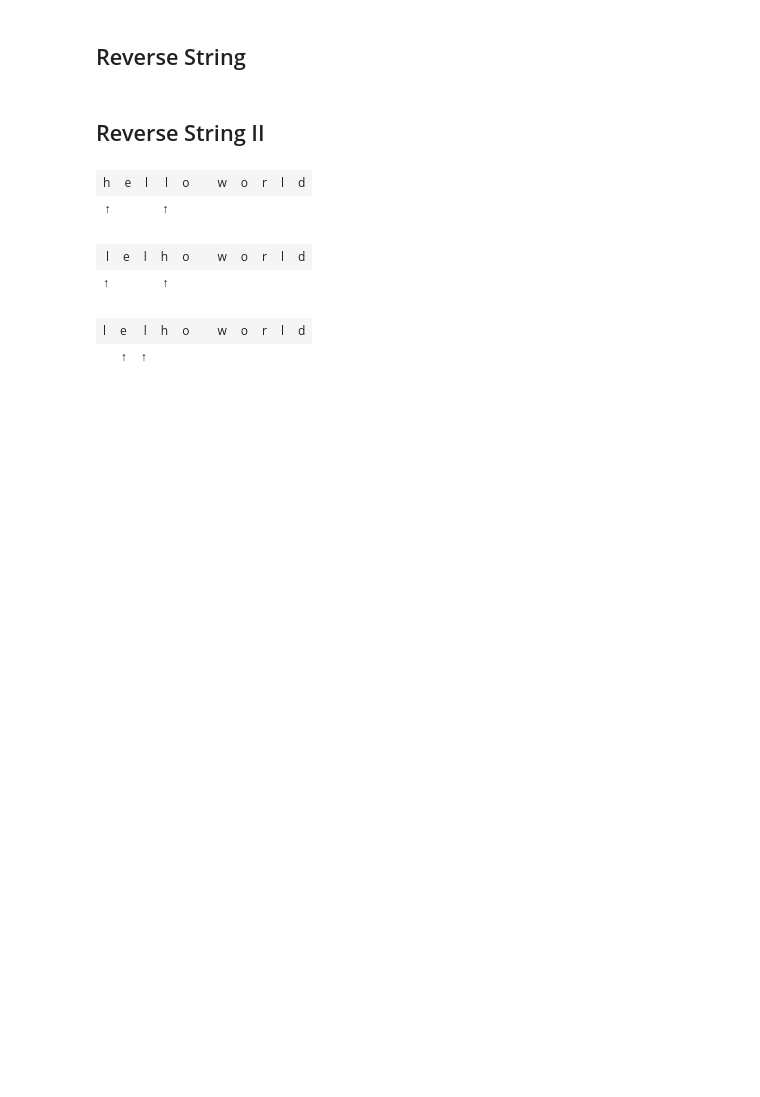
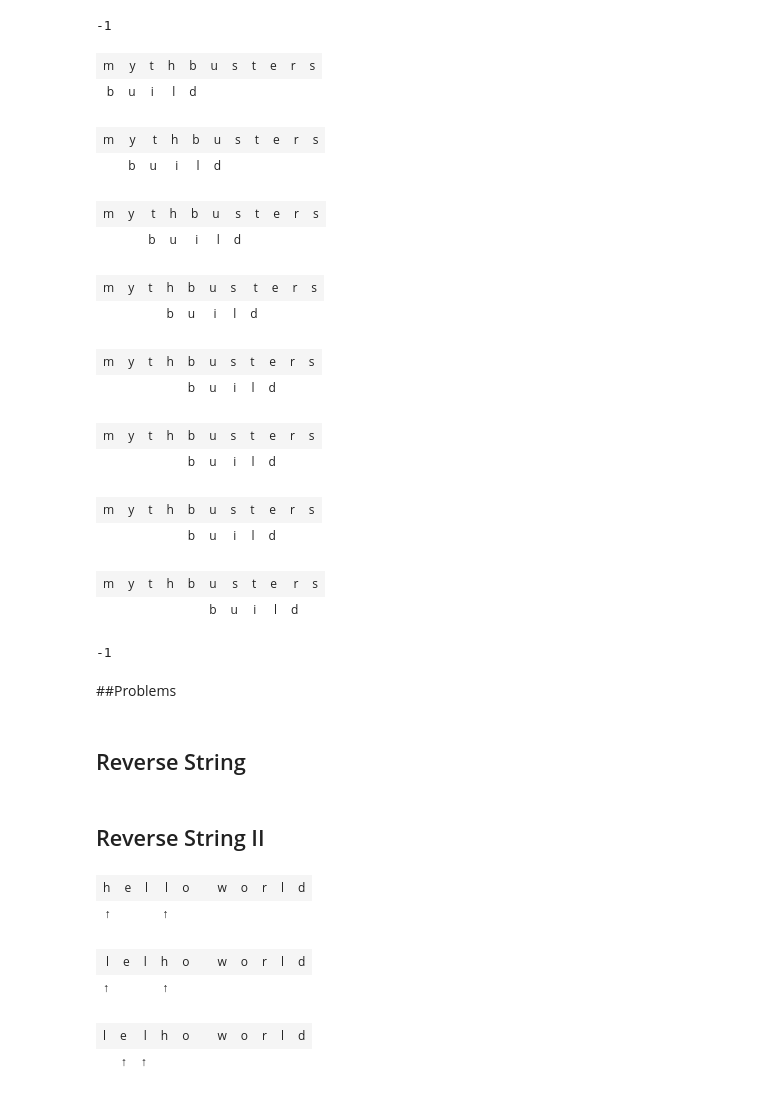
Before and after one commit to fbeilstein/algorithms, a Jupyter notebook: strings.ipynb, the cells around one changed output. Saved outputs shown, nothing was run; the diff lists cells and outputs as text; code cells hidden in the pictures; blank space fills up the shorter version.

```diff
--- a/strings.ipynb
+++ b/strings.ipynb
@@ -56,3 +95,55 @@ def visualize_array(array, colors, txt_colors, borders):
+# %%
+text = "aaaaaa"
+pattern = "ax"
+
+def brute_match(text, pattern):
+  for t_idx in range(len(text) - len(pattern)):
+    for p_idx in range(len(pattern)):
+      if pattern[p_idx] != text[t_idx+p_idx]: break;
+    else:
+      return t_idx
+  return -1
+
+print(brute_match(text, pattern))
+# %% [output]
+-1
+# %%
+text = "mythbusters"
+pattern = "build"
+
+
+def brute_match_draw(text, pattern):
+  for t_idx in range(len(text) - len(pattern)):
+    for p_idx in range(len(pattern)):
+      arr = [list(text), [""]*t_idx + list(pattern) + [""]*(len(pattern) - t_idx)]
+      cols = [["#ffffff"]*len(text)]*2
+      tcols = [["#000000"]*len(text)]*2
+      cols[1][t_idx+p_idx] = "#ff0000" if pattern[p_idx] != text[t_idx+p_idx] else "#00ff00"
+      visualize_array(arr, cols, tcols, [True, True])
+      if pattern[p_idx] != text[t_idx+p_idx]: break;
+    else:
+      return t_idx
+  return -1
+# %% [output]
+| m | y | t | h | b | u | s | t | e | r | s |
+| b | u | i | l | d |  |  |  |  |  |
+| m | y | t | h | b | u | s | t | e | r | s |
+|  | b | u | i | l | d |  |  |  |  |
+| m | y | t | h | b | u | s | t | e | r | s |
+|  |  | b | u | i | l | d |  |  |  |
+| m | y | t | h | b | u | s | t | e | r | s |
+|  |  |  | b | u | i | l | d |  |  |
+| m | y | t | h | b | u | s | t | e | r | s |
+|  |  |  |  | b | u | i | l | d |  |
+| m | y | t | h | b | u | s | t | e | r | s |
+|  |  |  |  | b | u | i | l | d |  |
+| m | y | t | h | b | u | s | t | e | r | s |
+|  |  |  |  | b | u | i | l | d |  |
+| m | y | t | h | b | u | s | t | e | r | s |
+|  |  |  |  |  | b | u | i | l | d |
+-1
+# %% [markdown]
+##Problems
 # %% [markdown]
 ## Reverse String
 # %%
```
Also changed, not shown: parts of 4 cells of this notebook.
